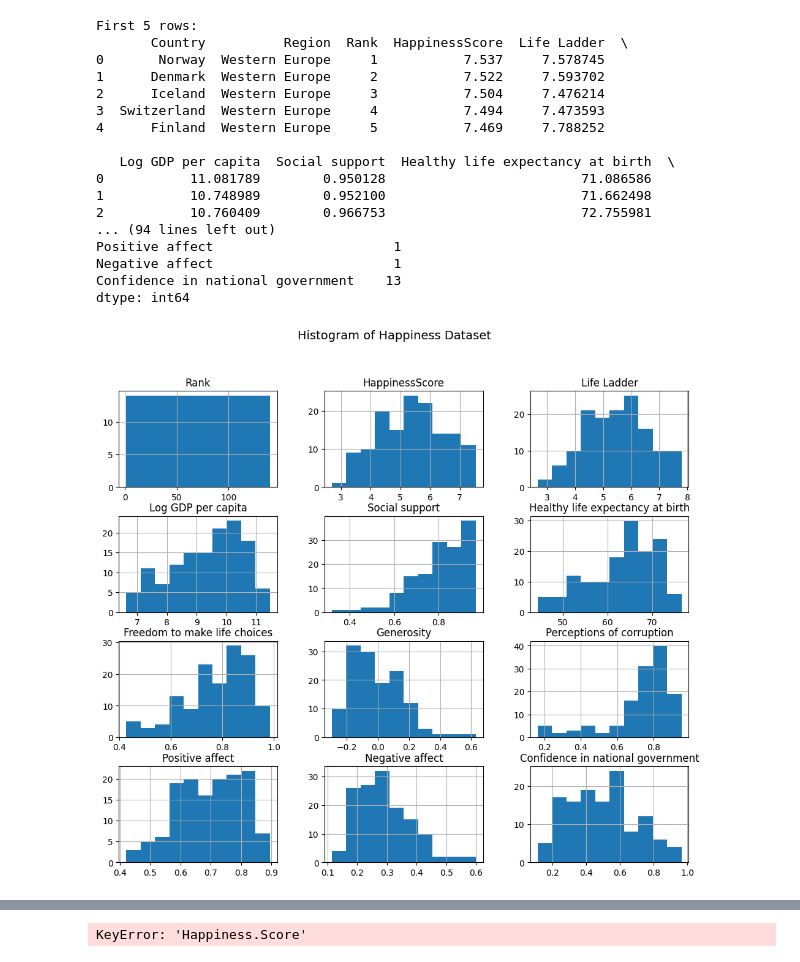
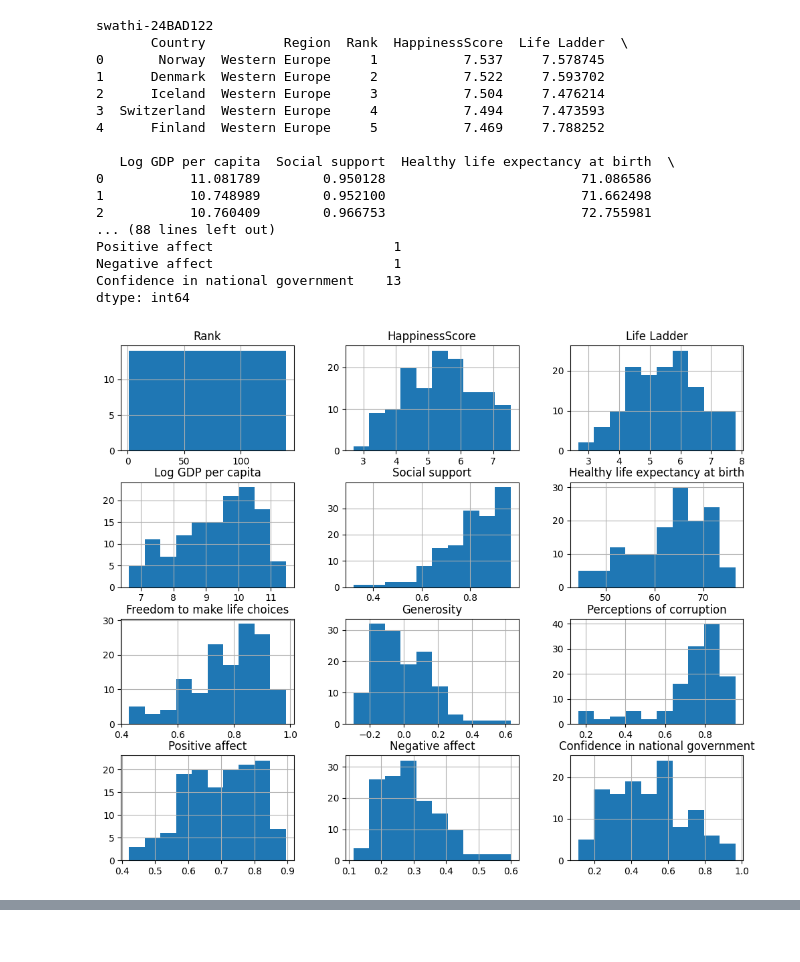
Before and after one commit to swathivenkatesan87/swathivenkatesan87, a Jupyter notebook: swathi_24BAD122.ipynb, the cells around one changed output, grey strips where cells are left out. Drawn from its saved outputs; the diff is of its cells as text; code cells hidden in the pictures.

```diff
--- a/swathi_24BAD122.ipynb
+++ b/swathi_24BAD122.ipynb
@@ -1,107 +1,71 @@
 # %% [markdown]
 <a href="https://colab.research.google.com/github/swathivenkatesan87/swathivenkatesan87/blob/main/swathi_24BAD122.ipynb" target="_parent"><img src="https://colab.research.google.com/assets/colab-badge.svg" alt="Open In Colab"/></a>
 # %%
-# ===============================
+print("swathi-24BAD122")
 # WORLD HAPPINESS 2017 – FULL ANALYSIS
-# ===============================
 
 import pandas as pd
-import numpy as np
 import matplotlib.pyplot as plt
 import seaborn as sns
 
-# Load dataset (make sure file is uploaded to Colab)
 df = pd.read_csv("/content/happiness_2017.csv")
 
-# -------------------------------
-# SWATHI-24BAD122
-# -------------------------------
-print("First 5 rows:")
+cols = df.columns.str.lower()
+score_col = df.columns[cols.str.contains("score")][0]
+rank_col = df.columns[cols.str.contains("rank")][0]
+country_col = df.columns[cols.str.contains("country")][0]
+gdp_col = df.columns[cols.str.contains("gdp")][0]
+
 print(df.head())
-
-print("\nDataset Info:")
 print(df.info())
-
-print("\nDescriptive Statistics:")
 print(df.describe())
-
-print("\nMissing Values:")
 print(df.isnull().sum())
 
-# -------------------------------
-# HISTOGRAM
-# -------------------------------
 df.hist(figsize=(12,10))
-plt.suptitle("Histogram of Happiness Dataset", fontsize=14)
 plt.show()
 
-# -------------------------------
-# BOX PLOT
-# -------------------------------
 plt.figure(figsize=(12,6))
-sns.boxplot(data=df)
+sns.boxplot(data=df.select_dtypes(include="number"))
 plt.xticks(rotation=90)
-plt.title("Box Plot of Happiness Dataset")
 plt.show()
 
-# -------------------------------
-# BAR PLOT (Top 10 Happiest Countries)
-# -------------------------------
-top10 = df.sort_values(by="Happiness.Score", ascending=False).head(10)
+top10 = df.sort_values(by=score_col, ascending=False).head(10)
 plt.figure(figsize=(10,6))
-sns.barplot(x="Happiness.Score", y="Country", data=top10)
-plt.title("Top 10 Happiest Countries (2017)")
+sns.barplot(x=score_col, y=country_col, data=top10)
 plt.show()
 
-# -------------------------------
-# LINE PLOT
-# -------------------------------
 plt.figure(figsize=(10,6))
-plt.plot(df["Happiness.Rank"], df["Happiness.Score"])
-plt.xlabel("Happiness Rank")
-plt.ylabel("Happiness Score")
-plt.title("Happiness Rank vs Happiness Score")
+plt.plot(df[rank_col], df[score_col])
+plt.xlabel(rank_col)
+plt.ylabel(score_col)
 plt.show()
 
-# -------------------------------
-# SCATTER PLOT
-# -------------------------------
 plt.figure(figsize=(8,6))
-plt.scatter(df["Economy..GDP.per.Capita."], df["Happiness.Score"])
-plt.xlabel("GDP per Capita")
-plt.ylabel("Happiness Score")
-plt.title("GDP per Capita vs Happiness Score")
+sns.scatterplot(x=gdp_col, y=score_col, data=df)
 plt.show()
 
-# -------------------------------
-# HEATMAP
-# -------------------------------
 plt.figure(figsize=(10,8))
-sns.heatmap(df.corr(), annot=True, cmap="coolwarm")
-plt.title("Correlation Heatmap")
+sns.heatmap(df.select_dtypes(include="number").corr(), annot=True, cmap="coolwarm")
 plt.show()
 
-# -------------------------------
-# PAIR PLOT
-# -------------------------------
-sns.pairplot(df)
+sns.pairplot(df.select_dtypes(include="number"))
 plt.show()
 # %% [output]
-First 5 rows:
+swathi-24BAD122
        Country          Region  Rank  HappinessScore  Life Ladder  \
 0       Norway  Western Europe     1           7.537     7.578745
 1      Denmark  Western Europe     2           7.522     7.593702
 2      Iceland  Western Europe     3           7.504     7.476214
 3  Switzerland  Western Europe     4           7.494     7.473593
 4      Finland  Western Europe     5           7.469     7.788252
 
    Log GDP per capita  Social support  Healthy life expectancy at birth  \
 0           11.081789        0.950128                         71.086586
 1           10.748989        0.952100                         71.662498
 2           10.760409        0.966753                         72.755981
-... (94 lines left out)
+... (88 lines left out)
 Positive affect                       1
 Negative affect                       1
 Confidence in national government    13
 dtype: int64
-[figure, old version]
+[figure, new version]
@@ -109 +72,0 @@ dtype: int64
-KeyError: 'Happiness.Score'
```
Also changed, not shown: parts of 1 cell of this notebook.
